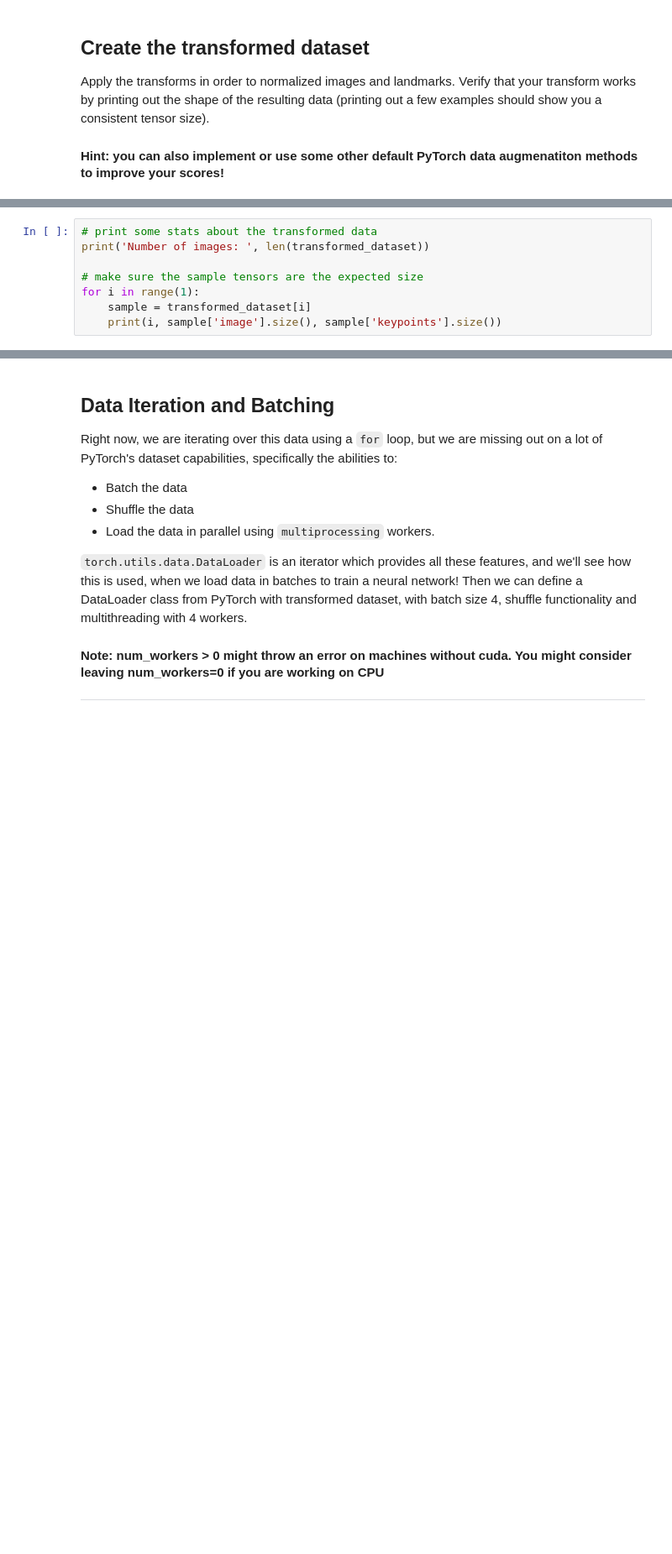
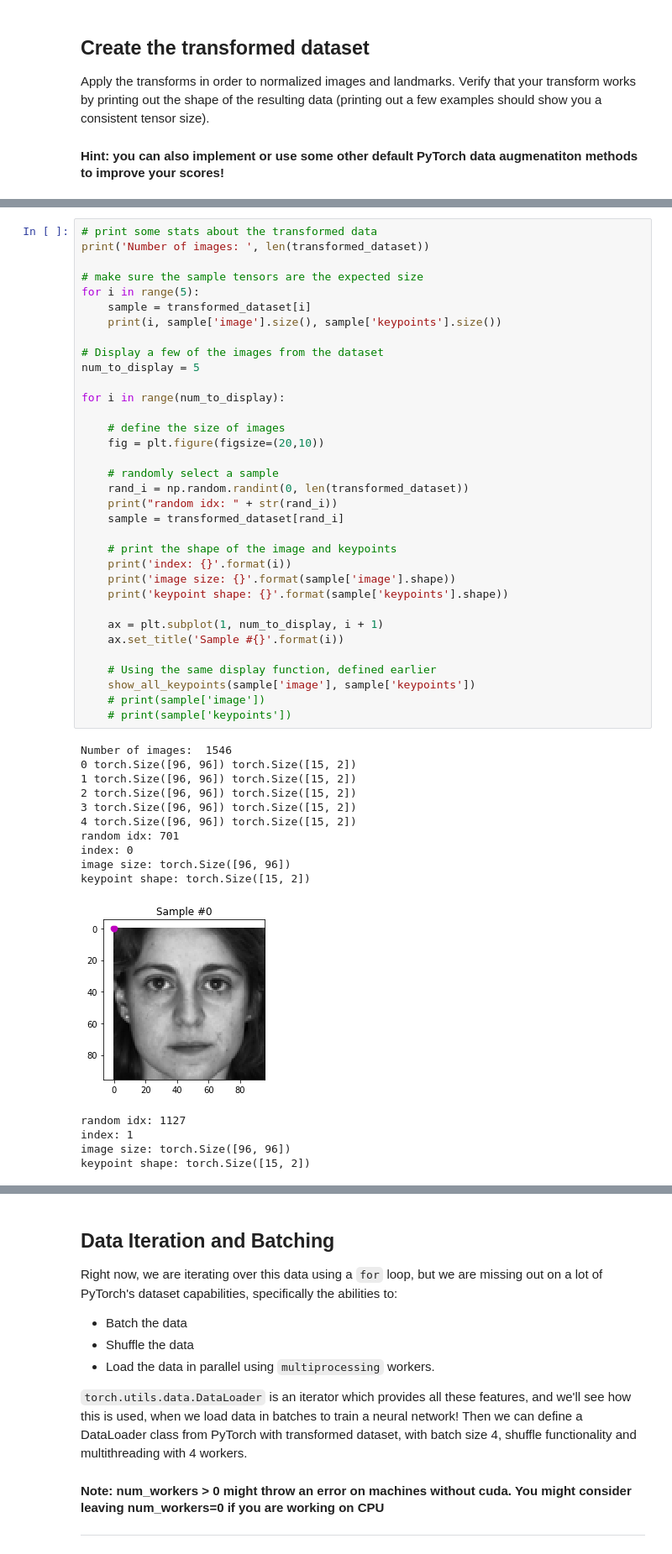
Before and after one commit to JulianHohenadel/I2Deep-Learning, a Jupyter notebook: exercise_3/2_facial_keypoints.ipynb, the cells around one changed output, grey strips where cells are left out. Shown at 84% size. Saved outputs shown, nothing was run; the diff lists cells and outputs as text; blank space fills up the shorter version.

```diff
--- a/exercise_3/2_facial_keypoints.ipynb
+++ b/exercise_3/2_facial_keypoints.ipynb
@@ -350,8 +305,50 @@ transformed_dataset = FacialKeypointsDataset(csv_file='../datasets/landmark_data
-# %%
-# print some stats about the transformed data
-print('Number of images: ', len(transformed_dataset))
-
-# make sure the sample tensors are the expected size
-for i in range(1):
-    sample = transformed_dataset[i]
-    print(i, sample['image'].size(), sample['keypoints'].size())
+# %%
+# print some stats about the transformed data
+print('Number of images: ', len(transformed_dataset))
+
+# make sure the sample tensors are the expected size
+for i in range(5):
+    sample = transformed_dataset[i]
+    print(i, sample['image'].size(), sample['keypoints'].size())
+
+# Display a few of the images from the dataset
+num_to_display = 5
+
+for i in range(num_to_display):
+
+    # define the size of images
+    fig = plt.figure(figsize=(20,10))
+
+    # randomly select a sample
+    rand_i = np.random.randint(0, len(transformed_dataset))
+    print("random idx: " + str(rand_i))
+    sample = transformed_dataset[rand_i]
+
+    # print the shape of the image and keypoints
+    print('index: {}'.format(i))
+    print('image size: {}'.format(sample['image'].shape))
+    print('keypoint shape: {}'.format(sample['keypoints'].shape))
+
+    ax = plt.subplot(1, num_to_display, i + 1)
+    ax.set_title('Sample #{}'.format(i))
+
+    # Using the same display function, defined earlier
+    show_all_keypoints(sample['image'], sample['keypoints'])
+    # print(sample['image'])
+    # print(sample['keypoints'])
+# %% [output]
+Number of images:  1546
+0 torch.Size([96, 96]) torch.Size([15, 2])
+1 torch.Size([96, 96]) torch.Size([15, 2])
+2 torch.Size([96, 96]) torch.Size([15, 2])
+3 torch.Size([96, 96]) torch.Size([15, 2])
+4 torch.Size([96, 96]) torch.Size([15, 2])
+random idx: 701
+index: 0
+image size: torch.Size([96, 96])
+keypoint shape: torch.Size([15, 2])
+[figure, added]
+random idx: 1127
+index: 1
+image size: torch.Size([96, 96])
+keypoint shape: torch.Size([15, 2])
```
Also changed, not shown: parts of 10 cells of this notebook, 2 other files.
